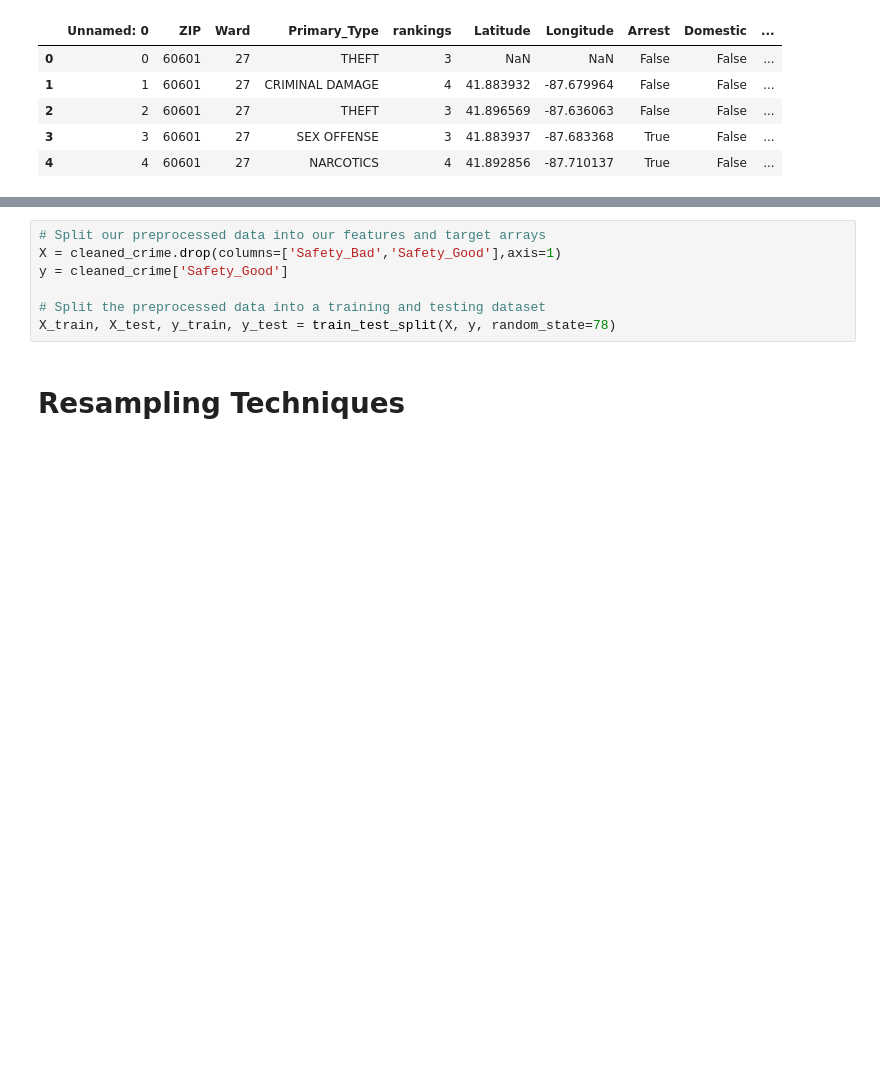
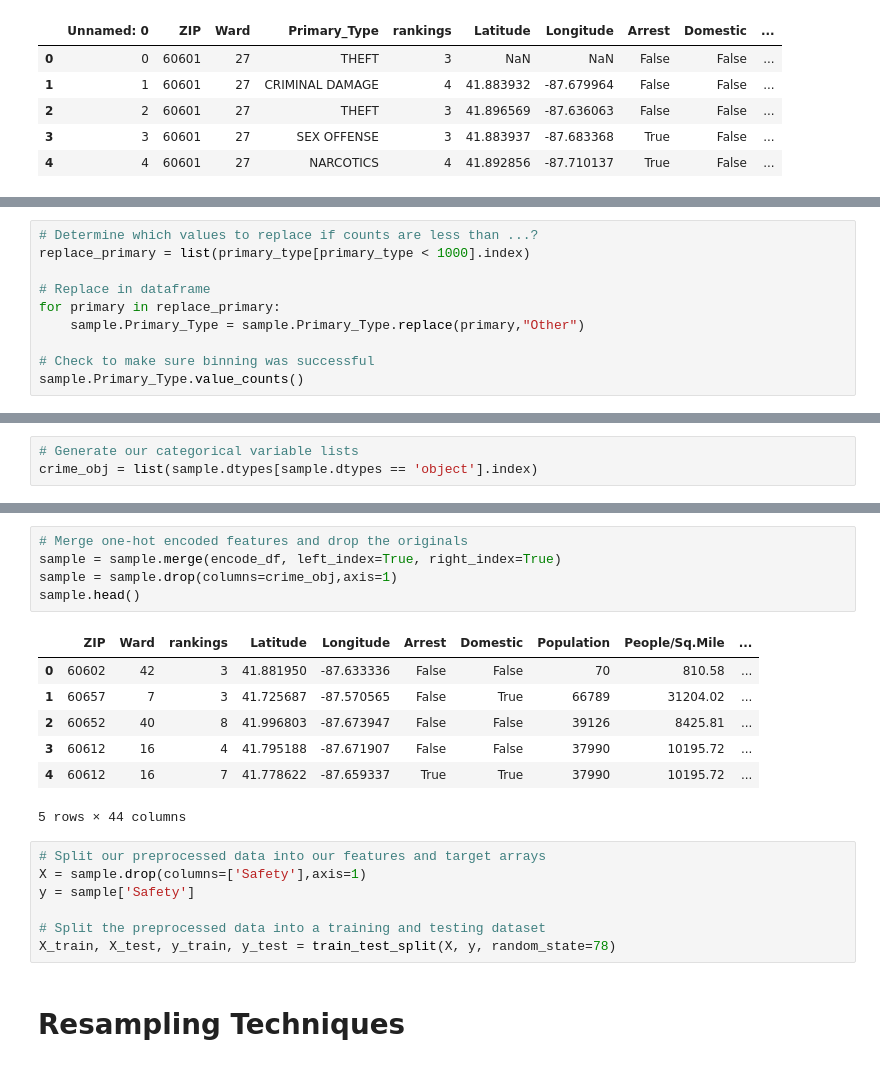
Before and after one commit to mmcdan13/capstone_project, a Jupyter notebook: Safety_Model.ipynb, the cells around one changed output, grey strips where cells are left out. Cells and saved outputs as stored; diff of their text form; blank space fills up the shorter version.

```diff
--- a/Model.ipynb
+++ b/Safety_Model.ipynb
@@ -98,0 +44,10 @@ cleaned_crime.head()
+# %%
+# Determine which values to replace if counts are less than ...?
+replace_primary = list(primary_type[primary_type < 1000].index)
+
+# Replace in dataframe
+for primary in replace_primary:
+    sample.Primary_Type = sample.Primary_Type.replace(primary,"Other")
+
+# Check to make sure binning was successful
+sample.Primary_Type.value_counts()
@@ -98,0 +67,3 @@ cleaned_crime.head()
+# %%
+# Generate our categorical variable lists
+crime_obj = list(sample.dtypes[sample.dtypes == 'object'].index)
@@ -99,7 +88,20 @@ cleaned_crime.head()
+# %%
+# Merge one-hot encoded features and drop the originals
+sample = sample.merge(encode_df, left_index=True, right_index=True)
+sample = sample.drop(columns=crime_obj,axis=1)
+sample.head()
+# %% [output]
+|  | ZIP | Ward | rankings | Latitude | Longitude | Arrest | Domestic | Population | People/Sq.Mile | ... |
+| 0 | 60602 | 42 | 3 | 41.881950 | -87.633336 | False | False | 70 | 810.58 | ... |
+| 1 | 60657 | 7 | 3 | 41.725687 | -87.570565 | False | True | 66789 | 31204.02 | ... |
+| 2 | 60652 | 40 | 8 | 41.996803 | -87.673947 | False | False | 39126 | 8425.81 | ... |
+| 3 | 60612 | 16 | 4 | 41.795188 | -87.671907 | False | False | 37990 | 10195.72 | ... |
+| 4 | 60612 | 16 | 7 | 41.778622 | -87.659337 | True | True | 37990 | 10195.72 | ... |
+5 rows × 44 columns
 # %%
 # Split our preprocessed data into our features and target arrays
-X = cleaned_crime.drop(columns=['Safety_Bad','Safety_Good'],axis=1)
-y = cleaned_crime['Safety_Good']
+X = sample.drop(columns=['Safety'],axis=1)
+y = sample['Safety']
 
 # Split the preprocessed data into a training and testing dataset
 X_train, X_test, y_train, y_test = train_test_split(X, y, random_state=78)
```
Also changed, not shown: parts of 29 cells of this notebook, 1 other file.
